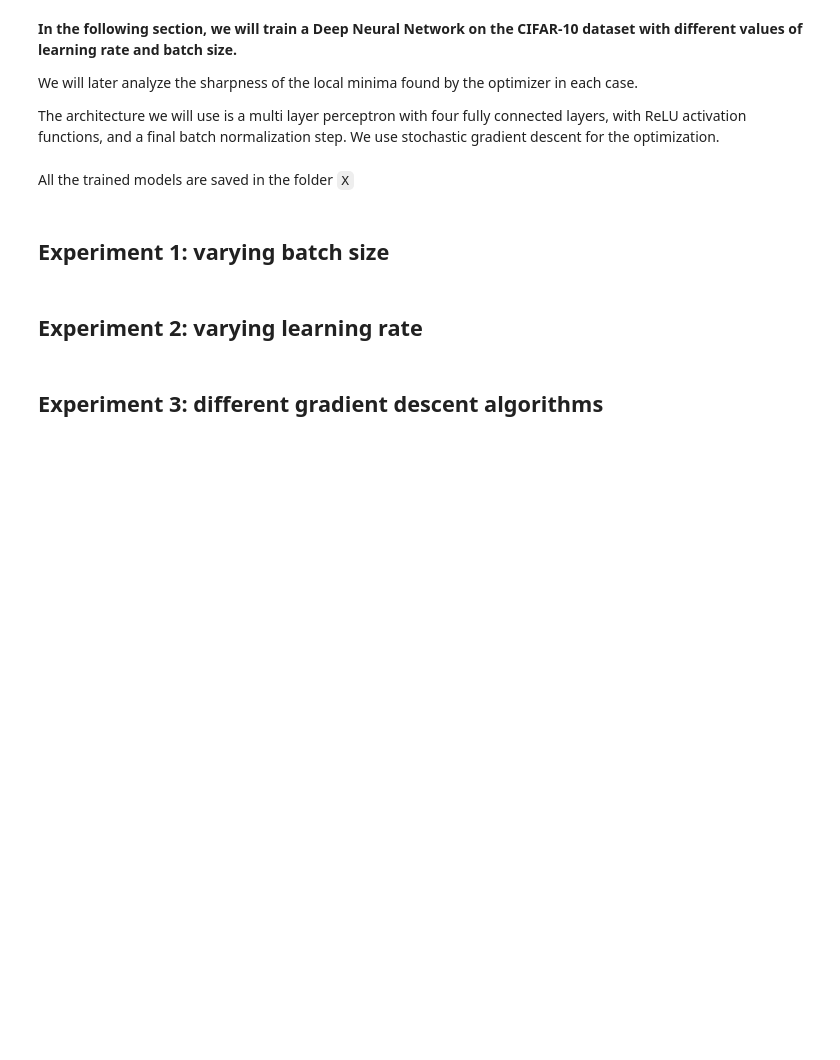
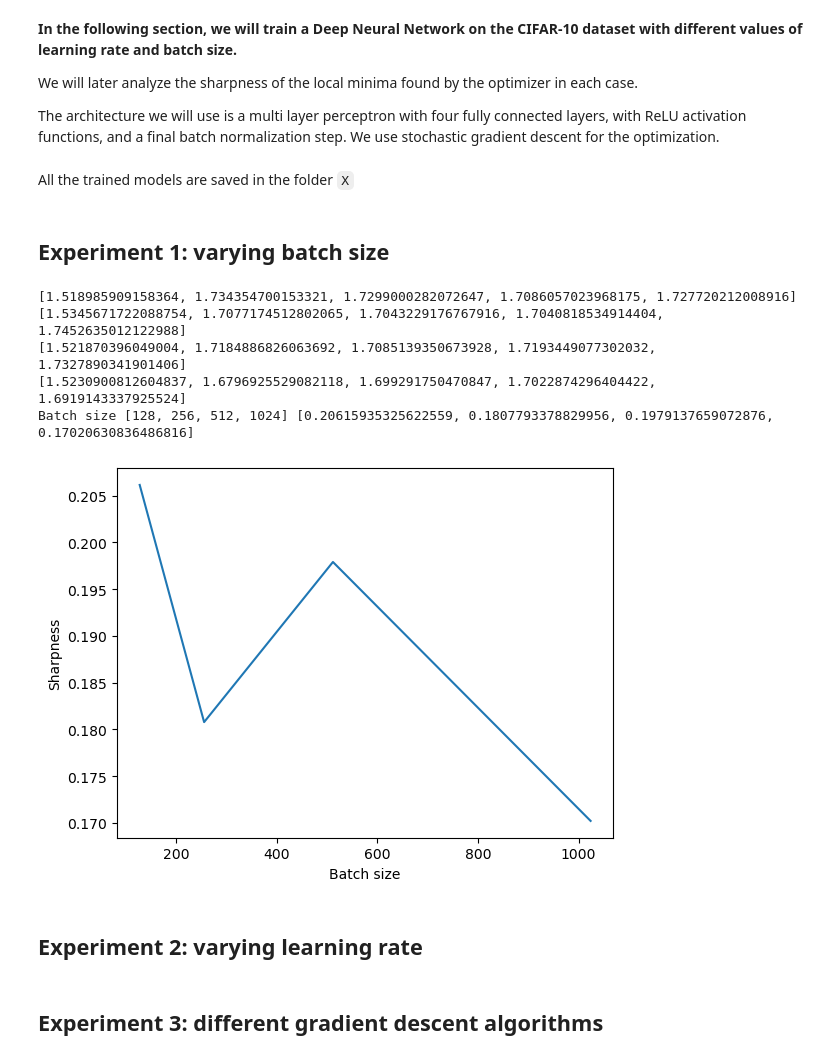
Before and after one commit to Contrapassot/OML, a Jupyter notebook: main.ipynb, the cells around one changed output. Drawn from its saved outputs; the diff is of its cells as text; code cells hidden in the pictures; blank space fills up the shorter version.

```diff
--- a/main.ipynb
+++ b/main.ipynb
@@ -80,11 +79,11 @@ The architecture we will use is a multi layer perceptron with four fully connect
 LEARNING_RATES = [1e-4, 1e-3, 1e-2]
 BATCH_SIZES = [128, 256, 512, 1024]
 
-nb_iterations = 10 # for the confidence intervals
-models = []
+nb_iterations = 1 # for the confidence intervals
+models = dict()
 
 for iter_nb in range(nb_iterations):
-    models.extend(run.get_model_ready(class_name = 'MLP_1', iteration_number = iter_nb))
+    models.update(run.get_model_ready(class_name = 'MLP_1', iteration_number = iter_nb))
 
 # TODO: try with different models later"
 # %% [markdown]
@@ -94,10 +93,18 @@ All the trained models are saved in the folder `X`
 # %%
 # TODO: plot results, analysis
 run.show_results(effect = BATCH_SIZES,
                  models = models,
                  effect_name = 'Batch size',
-                 model_class_name = 'MLP_1'
+                 model_class_name = 'MLP_1',
+                 optimizer='AdaGrad'
                  )
+# %% [output]
+[1.518985909158364, 1.734354700153321, 1.7299000282072647, 1.7086057023968175, 1.727720212008916]
+[1.5345671722088754, 1.7077174512802065, 1.7043229176767916, 1.7040818534914404, 1.7452635012122988]
+[1.521870396049004, 1.7184886826063692, 1.7085139350673928, 1.7193449077302032, 1.7327890341901406]
+[1.5230900812604837, 1.6796925529082118, 1.699291750470847, 1.7022874296404422, 1.6919143337925524]
+Batch size [128, 256, 512, 1024] [0.20615935325622559, 0.1807793378829956, 0.1979137659072876, 0.17020630836486816]
+[figure, added]
 # %% [markdown]
 ## Experiment 2: varying learning rate
 # %%
```
Also changed, not shown: parts of 3 cells of this notebook, 2 other files.
